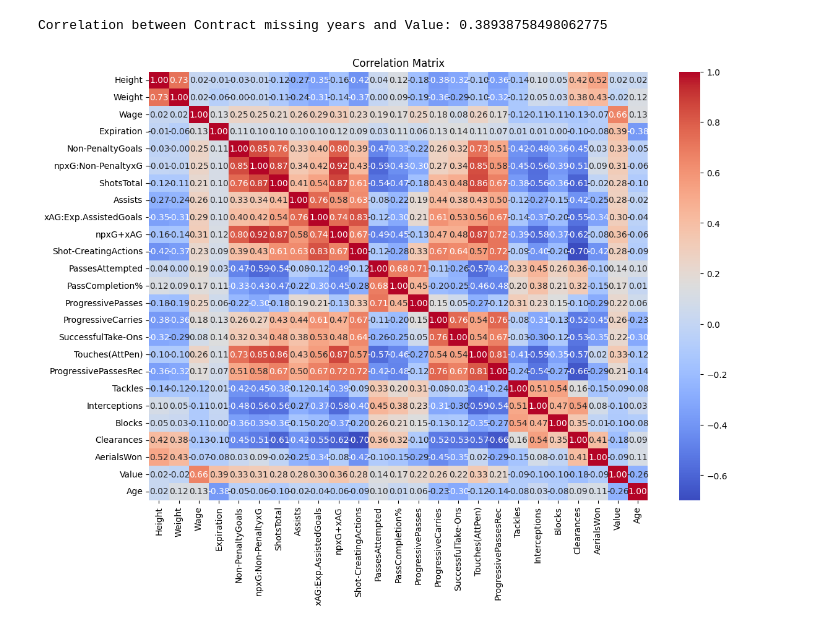
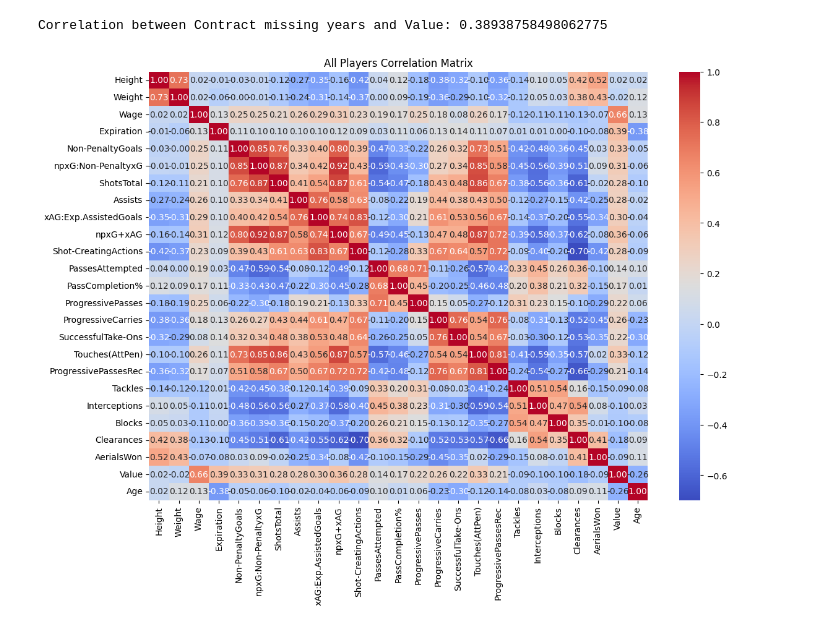
Before and after one commit to federicopaschetta/FootballPlayersAnalysis, a Jupyter notebook: analysis.ipynb, the cells around one changed output. Saved outputs shown, nothing was run; the diff lists cells and outputs as text; code cells hidden in the pictures.

```diff
--- a/analysis.ipynb
+++ b/analysis.ipynb
@@ -368,11 +368,11 @@ Correlation between Contract missing years and Value: 0.38938758498062775
 # %%
 numeric_columns = pl_df.select_dtypes(include=['float64', 'int64']).columns
 numeric_columns
 correlation_matrix = pl_df[numeric_columns].corr()
 plt.figure(figsize=(13, 9))
 sns.heatmap(correlation_matrix, annot=True, cmap='coolwarm', fmt=".2f")
 
-plt.title('Correlation Matrix')
+plt.title('All Players Correlation Matrix')
 plt.show()
 # %% [output]
-[figure, old version]
+[figure, new version]
```
Also changed, not shown: parts of 3 cells of this notebook, 4 other files.
